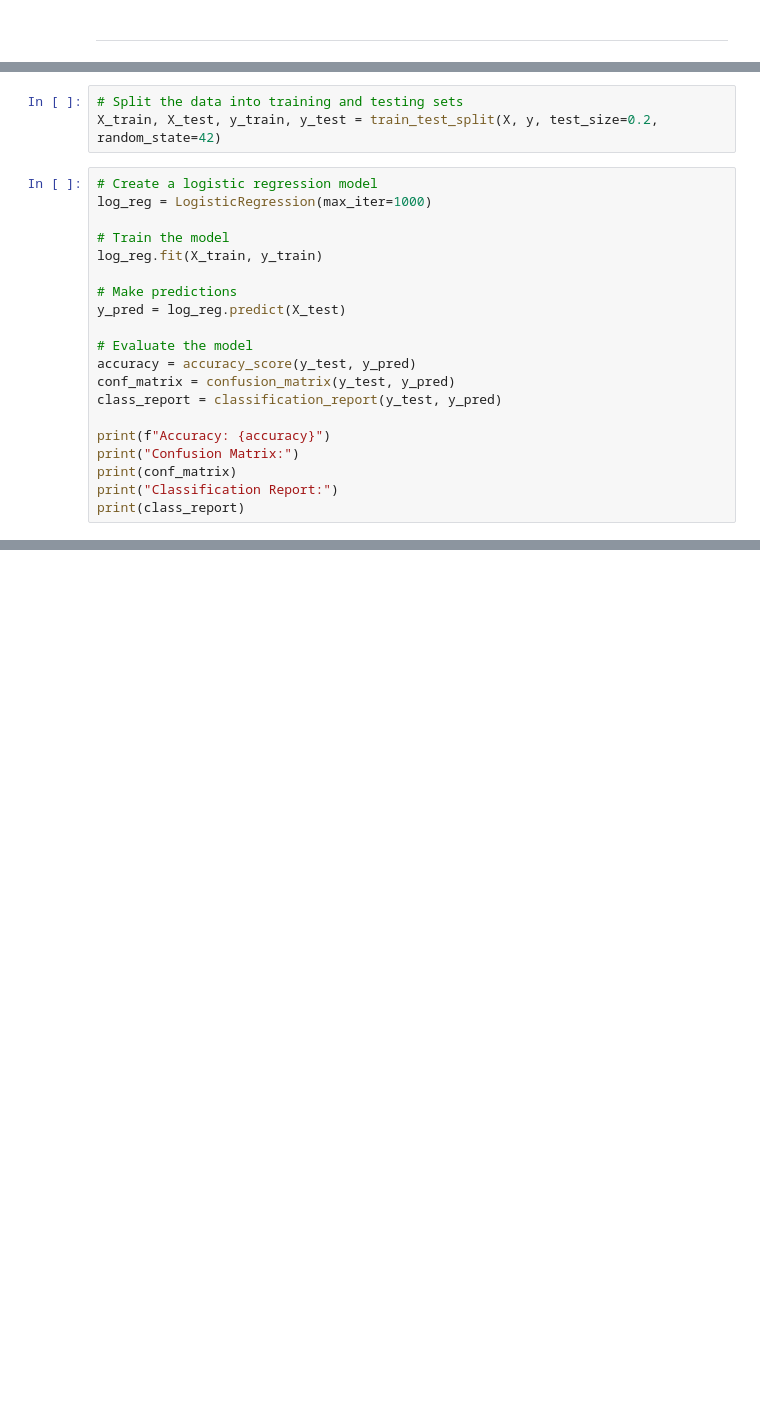
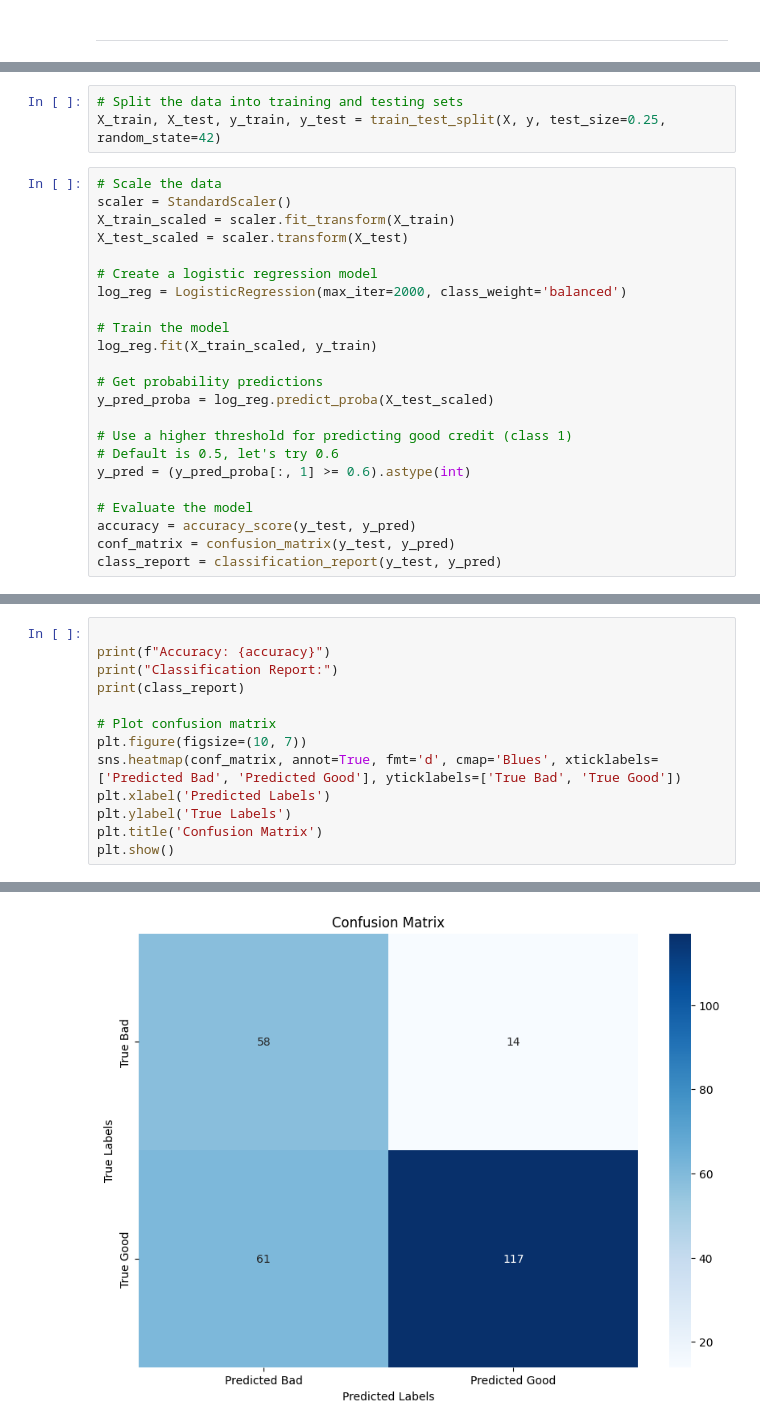
Before and after one commit to jdaguilar/machine-learning-zoomcamp-capstone-project, a Jupyter notebook: eda/train.ipynb, the cells around one changed output, grey strips where cells are left out. Saved outputs shown, nothing was run; the diff lists cells and outputs as text; blank space fills up the shorter version.

Commit message:
explore multiple classification models

```diff
--- a/eda/train.ipynb
+++ b/eda/train.ipynb
@@ -155,23 +167,26 @@ from sklearn.metrics import accuracy_score, confusion_matrix, classification_rep
 # %%
 # Split the data into training and testing sets
-X_train, X_test, y_train, y_test = train_test_split(X, y, test_size=0.2, random_state=42)
+X_train, X_test, y_train, y_test = train_test_split(X, y, test_size=0.25, random_state=42)
 # %%
+# Scale the data
+scaler = StandardScaler()
+X_train_scaled = scaler.fit_transform(X_train)
+X_test_scaled = scaler.transform(X_test)
+
 # Create a logistic regression model
-log_reg = LogisticRegression(max_iter=1000)
+log_reg = LogisticRegression(max_iter=2000, class_weight='balanced')
 
 # Train the model
-log_reg.fit(X_train, y_train)
+log_reg.fit(X_train_scaled, y_train)
 
-# Make predictions
-y_pred = log_reg.predict(X_test)
+# Get probability predictions
+y_pred_proba = log_reg.predict_proba(X_test_scaled)
+
+# Use a higher threshold for predicting good credit (class 1)
+# Default is 0.5, let's try 0.6
+y_pred = (y_pred_proba[:, 1] >= 0.6).astype(int)
 
 # Evaluate the model
 accuracy = accuracy_score(y_test, y_pred)
 conf_matrix = confusion_matrix(y_test, y_pred)
 class_report = classification_report(y_test, y_pred)
-
-print(f"Accuracy: {accuracy}")
-print("Confusion Matrix:")
-print(conf_matrix)
-print("Classification Report:")
-print(class_report)
@@ -198,0 +193,14 @@ Please also refer to the documentation for alternative solver options:
+# %%
+
+print(f"Accuracy: {accuracy}")
+print("Classification Report:")
+print(class_report)
+
+# Plot confusion matrix
+plt.figure(figsize=(10, 7))
+sns.heatmap(conf_matrix, annot=True, fmt='d', cmap='Blues', xticklabels=['Predicted Bad', 'Predicted Good'], yticklabels=['True Bad', 'True Good'])
+plt.xlabel('Predicted Labels')
+plt.ylabel('True Labels')
+plt.title('Confusion Matrix')
+plt.show()
+# %% [output]
@@ -198,0 +217 @@ Please also refer to the documentation for alternative solver options:
+[figure, added]
```
Also changed, not shown: parts of 10 cells of this notebook.
